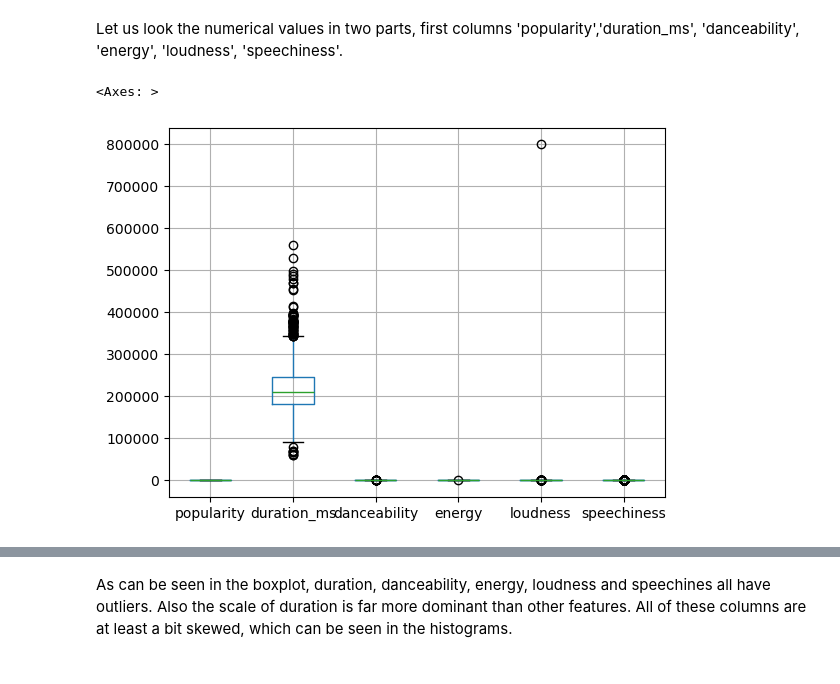
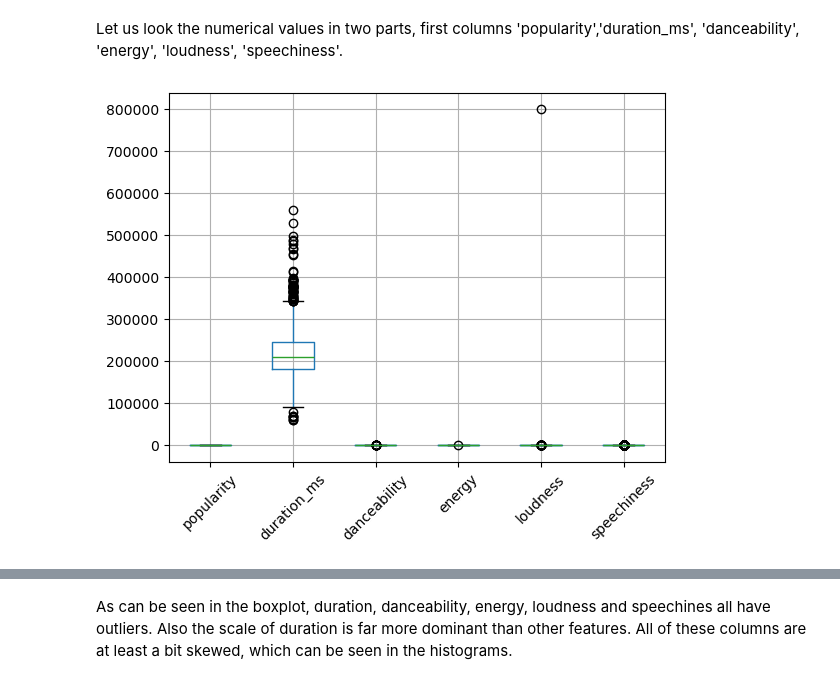
Before and after one commit to SamuelHellqvist/CS4168-DATA-MINING-UL----Project, a Jupyter notebook: EDA_notebook.ipynb, the cells around one changed output, grey strips where cells are left out. Drawn from its saved outputs; the diff is of its cells as text; code cells hidden in the pictures.

Commit message:
Small changes to make sure that text in first boxplot is readable and will display always

```diff
--- a/EDA_notebook.ipynb
+++ b/EDA_notebook.ipynb
@@ -94,10 +94,11 @@ Columns 'popularity', 'danceability', 'energy', 'loudness' and 'tempo' have miss
 # %% [markdown]
 Let us look the numerical values in two parts, first columns 'popularity','duration_ms', 'danceability', 'energy', 'loudness', 'speechiness'.
 # %%
-df[['popularity','duration_ms', 'danceability', 'energy', 'loudness', 'speechiness']].boxplot()
+import matplotlib.pyplot as plt
+df[['popularity','duration_ms', 'danceability', 'energy', 'loudness', 'speechiness']].boxplot(rot = 45)
+plt.show()
 # %% [output]
-<Axes: >
-[figure, old version]
+[figure, new version]
 # %%
 import matplotlib.pyplot as plt
 df[['popularity','duration_ms']].hist()
```
Also changed, not shown: parts of 2 cells of this notebook.
